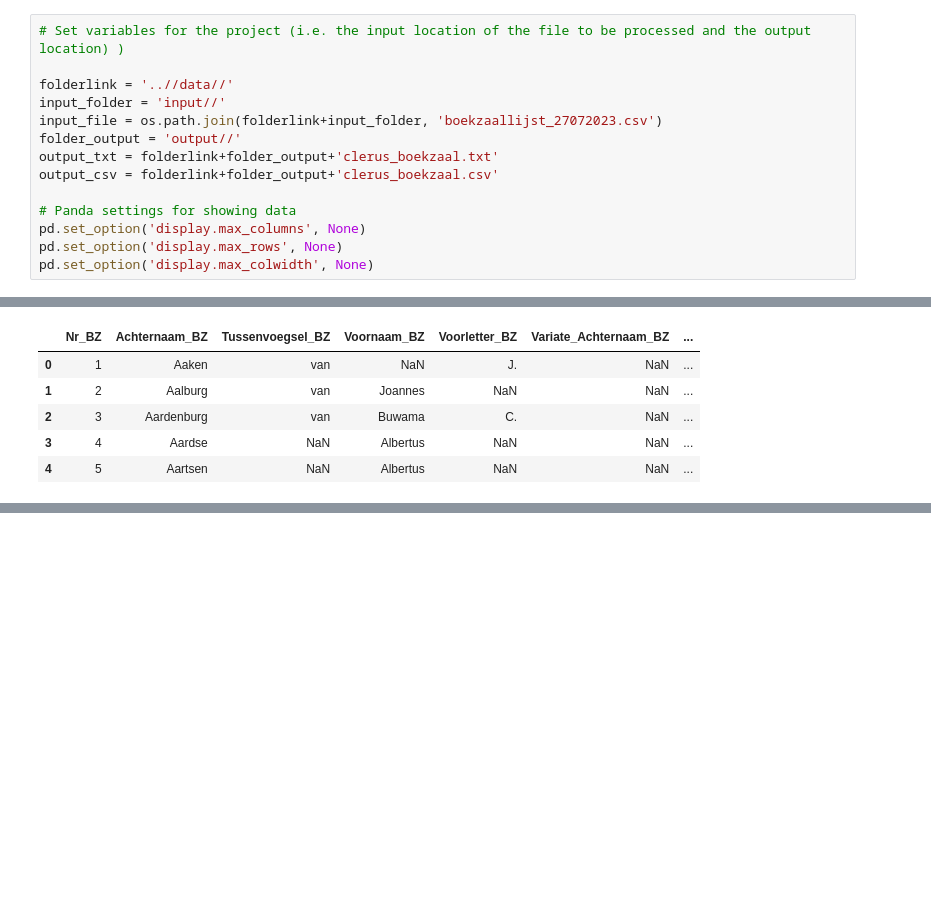
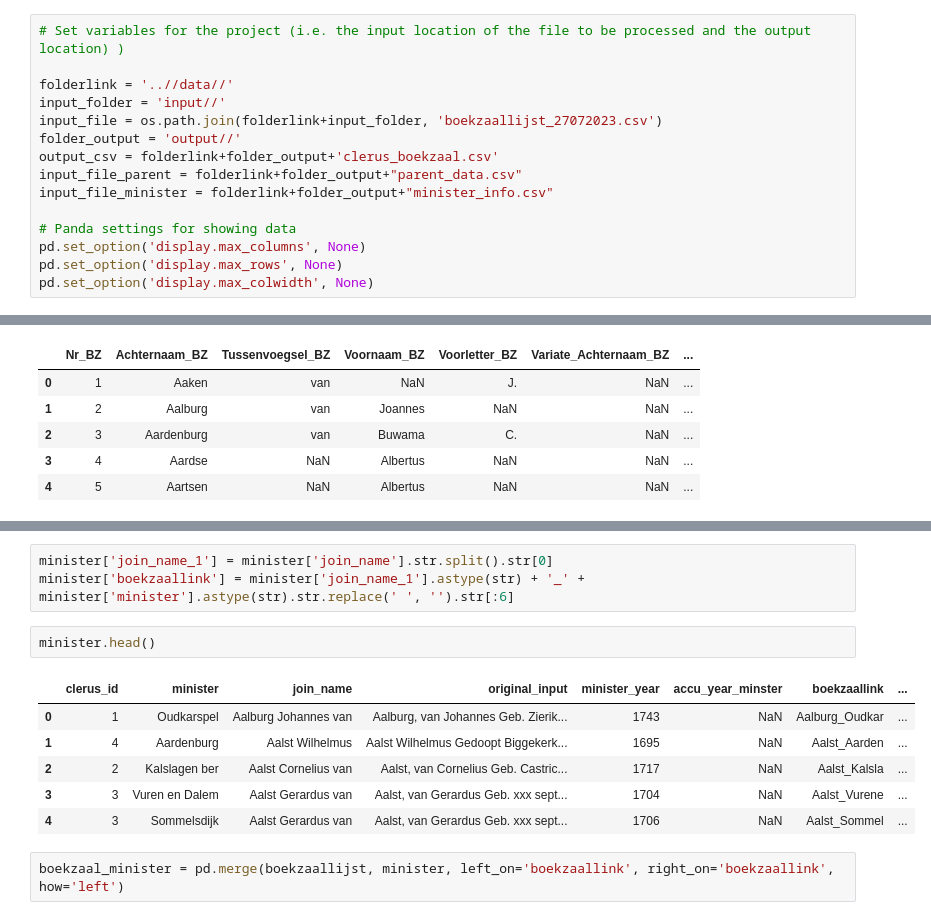
Before and after one commit to DigiDuRe/DigiDuRe, a Jupyter notebook: act5/boekzaallijst.ipynb, the cells around one changed output, grey strips where cells are left out. Cells and saved outputs as stored; diff of their text form; blank space fills up the shorter version.

```diff
--- a/act5/boekzaallijst.ipynb
+++ b/act5/boekzaallijst.ipynb
@@ -13,8 +13,9 @@ folderlink = '..//data//'
 input_folder = 'input//'
 input_file = os.path.join(folderlink+input_folder, 'boekzaallijst_27072023.csv')
 folder_output = 'output//'
-output_txt = folderlink+folder_output+'clerus_boekzaal.txt'
 output_csv = folderlink+folder_output+'clerus_boekzaal.csv'
+input_file_parent = folderlink+folder_output+"parent_data.csv"
+input_file_minister = folderlink+folder_output+"minister_info.csv"
 
 # Panda settings for showing data
 pd.set_option('display.max_columns', None)
@@ -39,0 +53,14 @@ d11 = pd.read_csv(d11_csv, sep=';', dtype=d11_col_data_type, encoding='utf-8')
+# %%
+minister['join_name_1'] = minister['join_name'].str.split().str[0]
+minister['boekzaallink'] = minister['join_name_1'].astype(str) + '_' + minister['minister'].astype(str).str.replace(' ', '').str[:6]
+# %%
+minister.head()
+# %% [output]
+|  | clerus_id | minister | join_name | original_input | minister_year | accu_year_minster | boekzaallink | ... |
+| 0 | 1 | Oudkarspel | Aalburg Johannes van | Aalburg, van Johannes Geb. Zierik... | 1743 | NaN | Aalburg_Oudkar | ... |
+| 1 | 4 | Aardenburg | Aalst Wilhelmus | Aalst Wilhelmus Gedoopt Biggekerk... | 1695 | NaN | Aalst_Aarden | ... |
+| 2 | 2 | Kalslagen ber | Aalst Cornelius van | Aalst, van Cornelius Geb. Castric... | 1717 | NaN | Aalst_Kalsla | ... |
+| 3 | 3 | Vuren en Dalem | Aalst Gerardus van | Aalst, van Gerardus Geb. xxx sept... | 1704 | NaN | Aalst_Vurene | ... |
+| 4 | 3 | Sommelsdijk | Aalst Gerardus van | Aalst, van Gerardus Geb. xxx sept... | 1706 | NaN | Aalst_Sommel | ... |
+# %%
+boekzaal_minister = pd.merge(boekzaallijst, minister, left_on='boekzaallink', right_on='boekzaallink', how='left')
```
Also changed, not shown: parts of 9 cells of this notebook.
